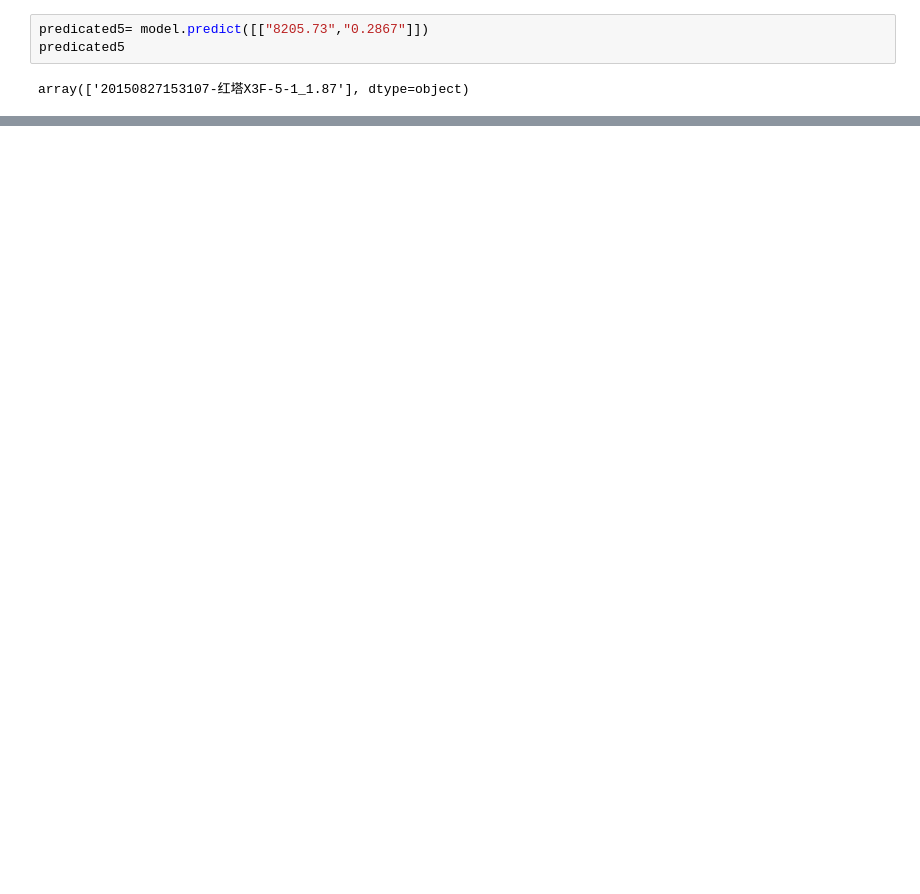
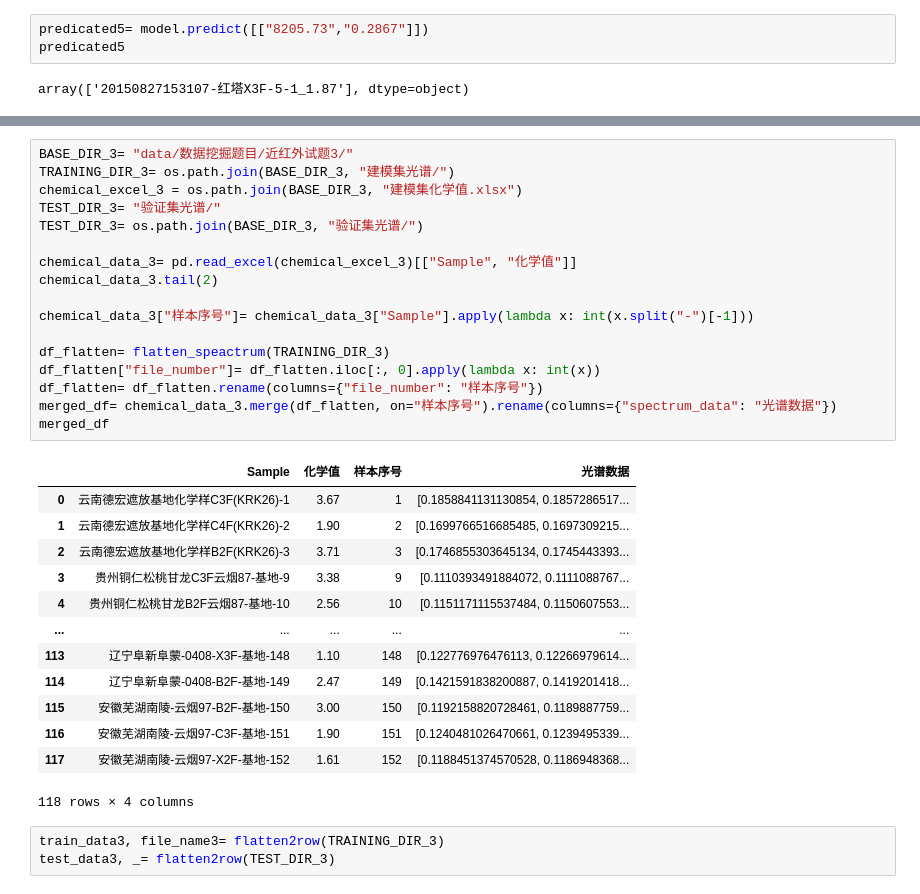
Before and after one commit to Chloejay/spectral_classifier, a Jupyter notebook: spectral_analysis.ipynb, the cells around one changed output, grey strips where cells are left out. Cells and saved outputs as stored; diff of their text form; blank space fills up the shorter version.

```diff
--- a/spectral_analysis.ipynb
+++ b/spectral_analysis.ipynb
@@ -326,0 +339,34 @@ array(['20150827153107-红塔X3F-5-1_1.87'], dtype=object)
+# %%
+BASE_DIR_3= "data/数据挖掘题目/近红外试题3/"
+TRAINING_DIR_3= os.path.join(BASE_DIR_3, "建模集光谱/")
+chemical_excel_3 = os.path.join(BASE_DIR_3, "建模集化学值.xlsx")
+TEST_DIR_3= "验证集光谱/"
+TEST_DIR_3= os.path.join(BASE_DIR_3, "验证集光谱/")
+
+chemical_data_3= pd.read_excel(chemical_excel_3)[["Sample", "化学值"]]
+chemical_data_3.tail(2)
+
+chemical_data_3["样本序号"]= chemical_data_3["Sample"].apply(lambda x: int(x.split("-")[-1]))
+
+df_flatten= flatten_speactrum(TRAINING_DIR_3)
+df_flatten["file_number"]= df_flatten.iloc[:, 0].apply(lambda x: int(x))
+df_flatten= df_flatten.rename(columns={"file_number": "样本序号"})
+merged_df= chemical_data_3.merge(df_flatten, on="样本序号").rename(columns={"spectrum_data": "光谱数据"})
+merged_df
+# %% [output]
+|  | Sample | 化学值 | 样本序号 | 光谱数据 |
+| 0 | 云南德宏遮放基地化学样C3F(KRK26)-1 | 3.67 | 1 | [0.1858841131130854, 0.1857286517... |
+| 1 | 云南德宏遮放基地化学样C4F(KRK26)-2 | 1.90 | 2 | [0.1699766516685485, 0.1697309215... |
+| 2 | 云南德宏遮放基地化学样B2F(KRK26)-3 | 3.71 | 3 | [0.1746855303645134, 0.1745443393... |
+| 3 | 贵州铜仁松桃甘龙C3F云烟87-基地-9 | 3.38 | 9 | [0.1110393491884072, 0.1111088767... |
+| 4 | 贵州铜仁松桃甘龙B2F云烟87-基地-10 | 2.56 | 10 | [0.1151171115537484, 0.1150607553... |
+| ... | ... | ... | ... | ... |
+| 113 | 辽宁阜新阜蒙-0408-X3F-基地-148 | 1.10 | 148 | [0.122776976476113, 0.12266979614... |
+| 114 | 辽宁阜新阜蒙-0408-B2F-基地-149 | 2.47 | 149 | [0.1421591838200887, 0.1419201418... |
+| 115 | 安徽芜湖南陵-云烟97-B2F-基地-150 | 3.00 | 150 | [0.1192158820728461, 0.1189887759... |
+| 116 | 安徽芜湖南陵-云烟97-C3F-基地-151 | 1.90 | 151 | [0.1240481026470661, 0.1239495339... |
+| 117 | 安徽芜湖南陵-云烟97-X2F-基地-152 | 1.61 | 152 | [0.1188451374570528, 0.1186948368... |
+118 rows × 4 columns
+# %%
+train_data3, file_name3= flatten2row(TRAINING_DIR_3)
+test_data3, _= flatten2row(TEST_DIR_3)
```
Also changed, not shown: parts of 25 cells of this notebook, 8 other files.
